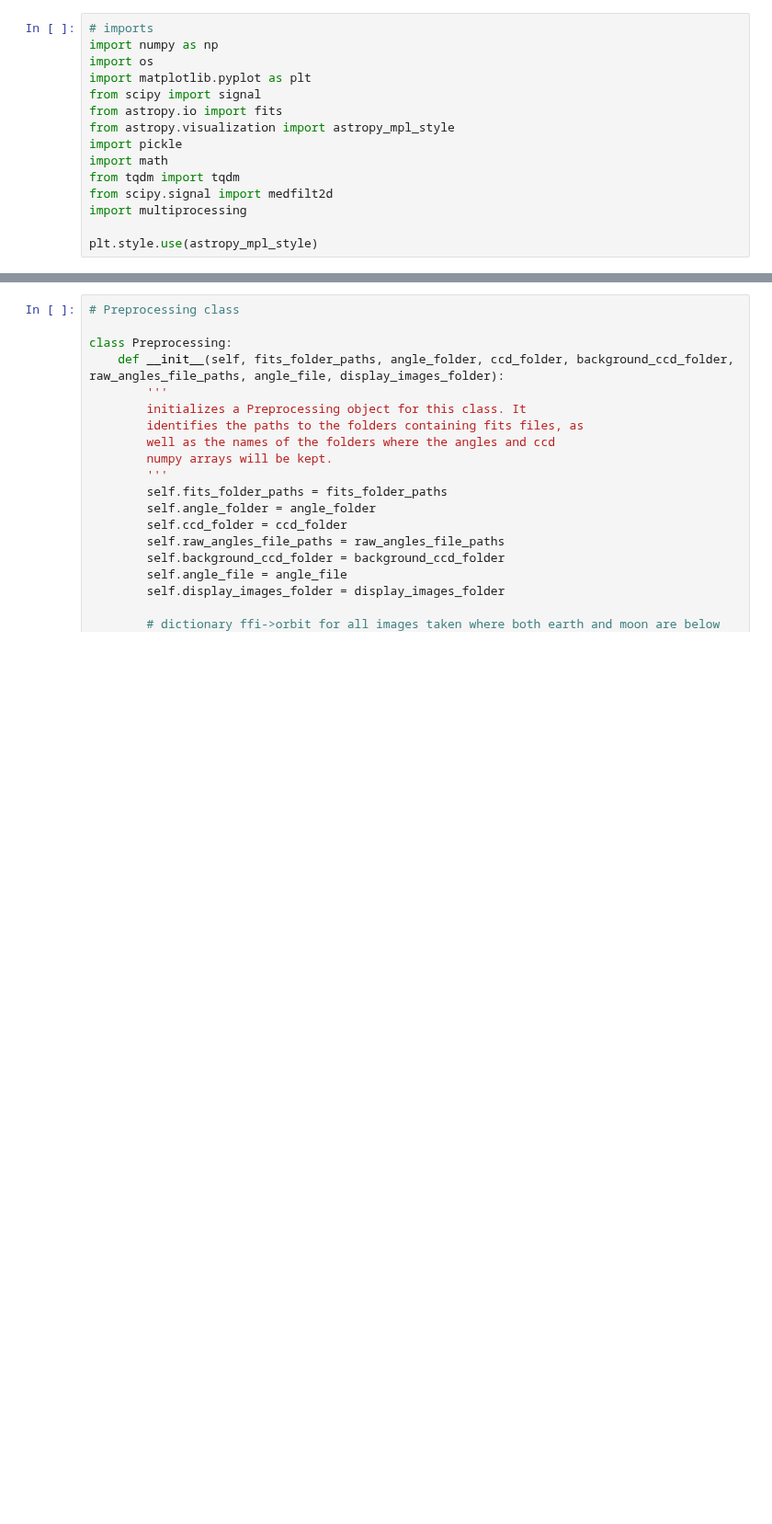
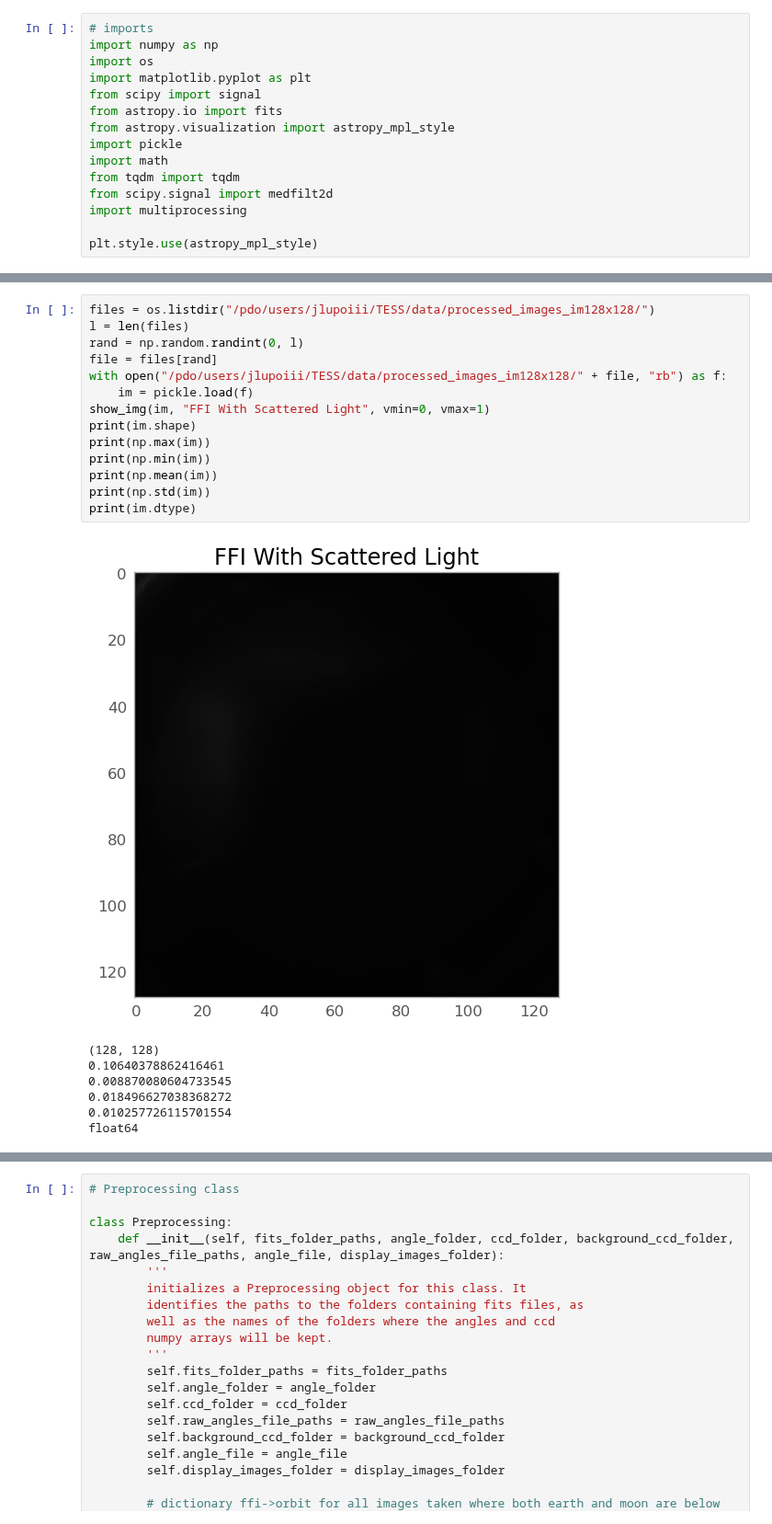
Before and after one commit to daniel-muthukrishna/BEAM, a Jupyter notebook: archived/Preprocessing_im4096x4096.ipynb, the cells around one changed output, grey strips where cells are left out. Shown at 92% size. Cells and saved outputs as stored; diff of their text form; blank space fills up the shorter version.

```diff
--- a/archived/Preprocessing_im4096x4096.ipynb
+++ b/archived/Preprocessing_im4096x4096.ipynb
@@ -15,0 +86,22 @@ plt.style.use(astropy_mpl_style)
+# %%
+files = os.listdir("/pdo/users/jlupoiii/TESS/data/processed_images_im128x128/")
+l = len(files)
+rand = np.random.randint(0, l)
+file = files[rand]
+with open("/pdo/users/jlupoiii/TESS/data/processed_images_im128x128/" + file, "rb") as f:
+    im = pickle.load(f)
+show_img(im, "FFI With Scattered Light", vmin=0, vmax=1)
+print(im.shape)
+print(np.max(im))
+print(np.min(im))
+print(np.mean(im))
+print(np.std(im))
+print(im.dtype)
+# %% [output]
+[figure, added]
+(128, 128)
+0.10640378862416461
+0.008870080604733545
+0.018496627038368272
+0.010257726115701554
+float64
```
Also changed, not shown: parts of 10 cells of this notebook, 18 other files.
